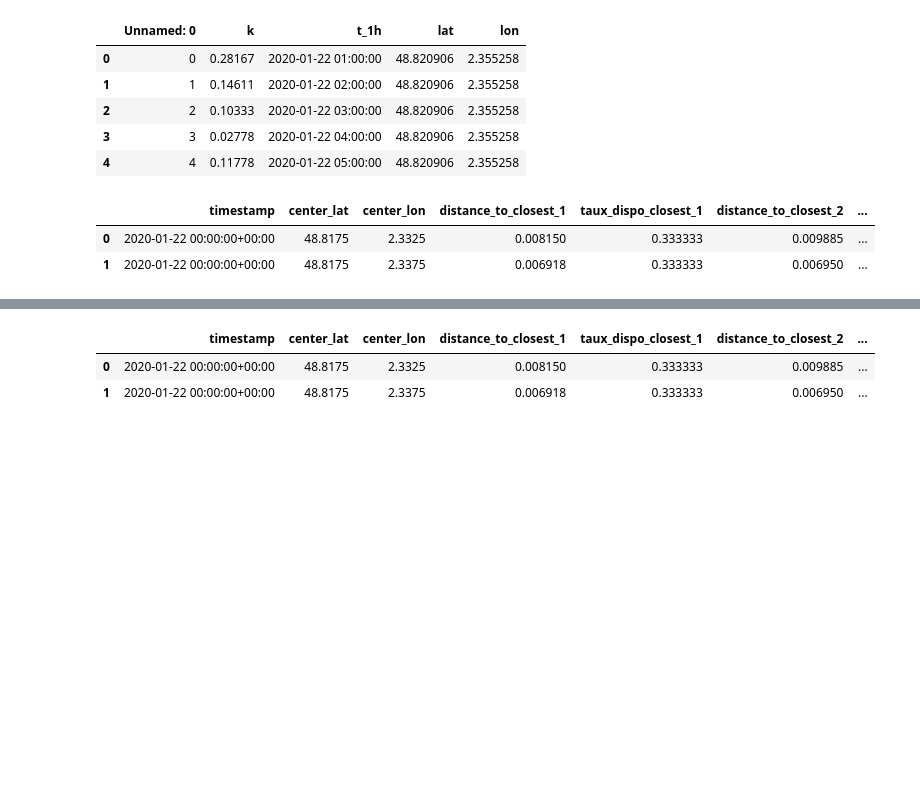
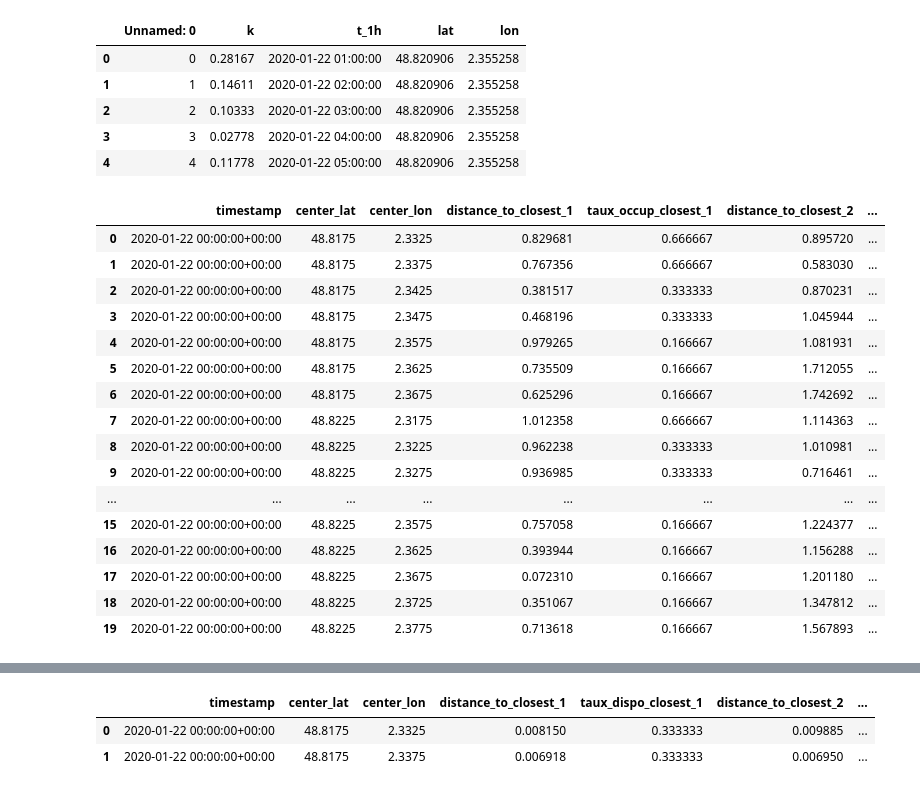
Before and after one commit to dantruski/Projet-Python-DS-Belib, a Jupyter notebook: ytraintransf copy.ipynb, the cells around one changed output, grey strips where cells are left out. Drawn from its saved outputs; the diff is of its cells as text; code cells hidden in the pictures; blank space fills up the shorter version.

```diff
--- a/ytraintransf copy.ipynb
+++ b/ytraintransf copy.ipynb
@@ -249,19 +319,41 @@ def calculate_distances_multiple_metrics_optimized(time_series, latitudes, longi
 # %%
 time_series = df_real['timestamp'].unique()
+'''
+result_df = calculate_distances_multiple_metrics_optimized_occup(
+    time_series=time_series,
+    latitudes=latitudes,
+    longitudes=longitudes,
+    df_stations=df_real,
+    arrondissements_gdf=arrondissements_gdf
+)'''
 
-result_df = calculate_distances_multiple_metrics_optimized(
+result_df_occup = calculate_distances_multiple_metrics_optimized_occup(
     time_series=time_series,
     latitudes=latitudes,
     longitudes=longitudes,
     df_stations=df_real,
     arrondissements_gdf=arrondissements_gdf
 )
-# %%
-result_df.head(2)
-# %% [output]
-|  | timestamp | center_lat | center_lon | distance_to_closest_1 | taux_dispo_closest_1 | distance_to_closest_2 | ... |
-| 0 | 2020-01-22 00:00:00+00:00 | 48.8175 | 2.3325 | 0.008150 | 0.333333 | 0.009885 | ... |
-| 1 | 2020-01-22 00:00:00+00:00 | 48.8175 | 2.3375 | 0.006918 | 0.333333 | 0.006950 | ... |
+# %%
+result_df_occup.head(20)
+# %% [output]
+|  | timestamp | center_lat | center_lon | distance_to_closest_1 | taux_occup_closest_1 | distance_to_closest_2 | ... |
+| 0 | 2020-01-22 00:00:00+00:00 | 48.8175 | 2.3325 | 0.829681 | 0.666667 | 0.895720 | ... |
+| 1 | 2020-01-22 00:00:00+00:00 | 48.8175 | 2.3375 | 0.767356 | 0.666667 | 0.583030 | ... |
+| 2 | 2020-01-22 00:00:00+00:00 | 48.8175 | 2.3425 | 0.381517 | 0.333333 | 0.870231 | ... |
+| 3 | 2020-01-22 00:00:00+00:00 | 48.8175 | 2.3475 | 0.468196 | 0.333333 | 1.045944 | ... |
+| 4 | 2020-01-22 00:00:00+00:00 | 48.8175 | 2.3575 | 0.979265 | 0.166667 | 1.081931 | ... |
+| 5 | 2020-01-22 00:00:00+00:00 | 48.8175 | 2.3625 | 0.735509 | 0.166667 | 1.712055 | ... |
+| 6 | 2020-01-22 00:00:00+00:00 | 48.8175 | 2.3675 | 0.625296 | 0.166667 | 1.742692 | ... |
+| 7 | 2020-01-22 00:00:00+00:00 | 48.8225 | 2.3175 | 1.012358 | 0.666667 | 1.114363 | ... |
+| 8 | 2020-01-22 00:00:00+00:00 | 48.8225 | 2.3225 | 0.962238 | 0.333333 | 1.010981 | ... |
+| 9 | 2020-01-22 00:00:00+00:00 | 48.8225 | 2.3275 | 0.936985 | 0.333333 | 0.716461 | ... |
+| ... | ... | ... | ... | ... | ... | ... | ... |
+| 15 | 2020-01-22 00:00:00+00:00 | 48.8225 | 2.3575 | 0.757058 | 0.166667 | 1.224377 | ... |
+| 16 | 2020-01-22 00:00:00+00:00 | 48.8225 | 2.3625 | 0.393944 | 0.166667 | 1.156288 | ... |
+| 17 | 2020-01-22 00:00:00+00:00 | 48.8225 | 2.3675 | 0.072310 | 0.166667 | 1.201180 | ... |
+| 18 | 2020-01-22 00:00:00+00:00 | 48.8225 | 2.3725 | 0.351067 | 0.166667 | 1.347812 | ... |
+| 19 | 2020-01-22 00:00:00+00:00 | 48.8225 | 2.3775 | 0.713618 | 0.166667 | 1.567893 | ... |
 # %%
 # Fonction pour vérifier si les points sont dans le même carré
 def is_within_square(lat1, lon1, lat2, lon2, square_size=0.005):
```
Also changed, not shown: parts of 6 cells of this notebook, 2 other files.
